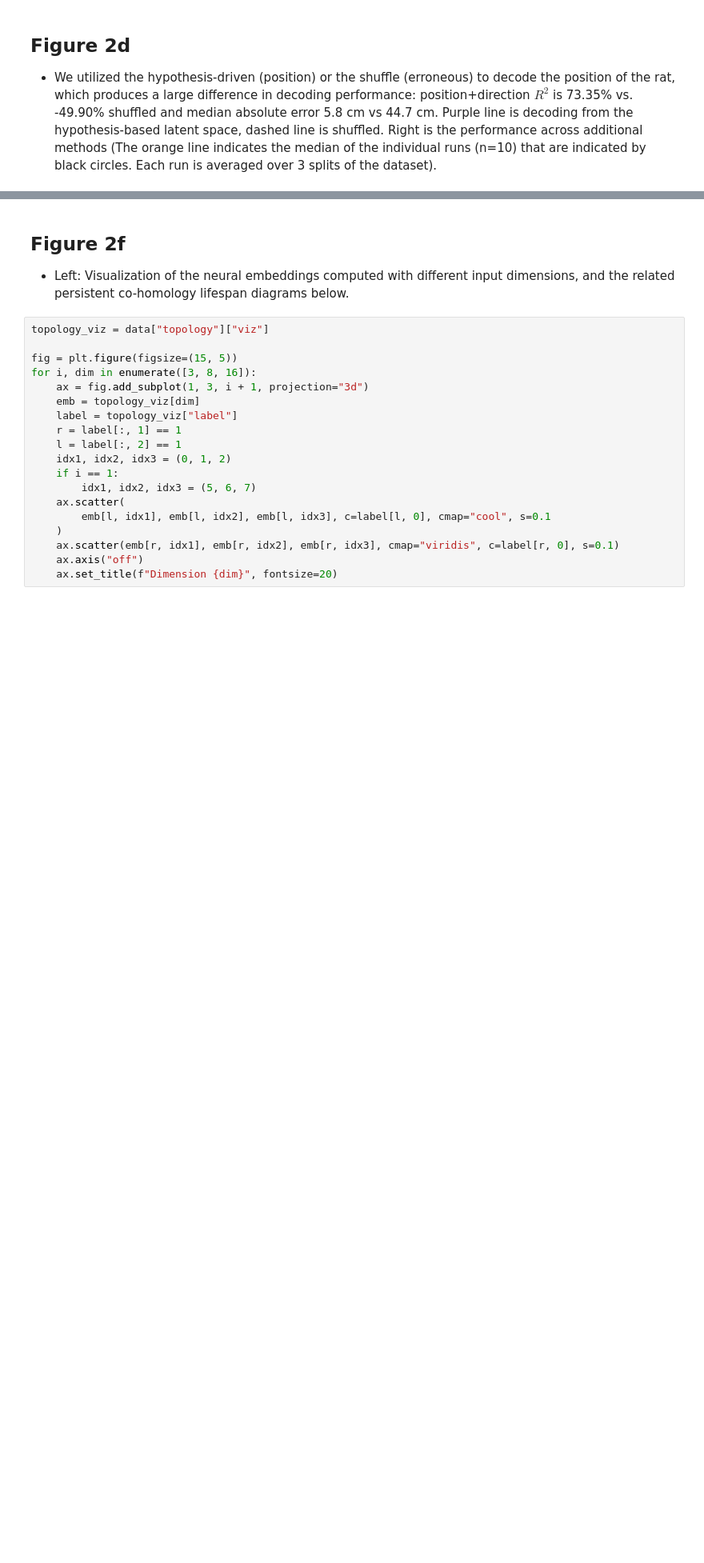
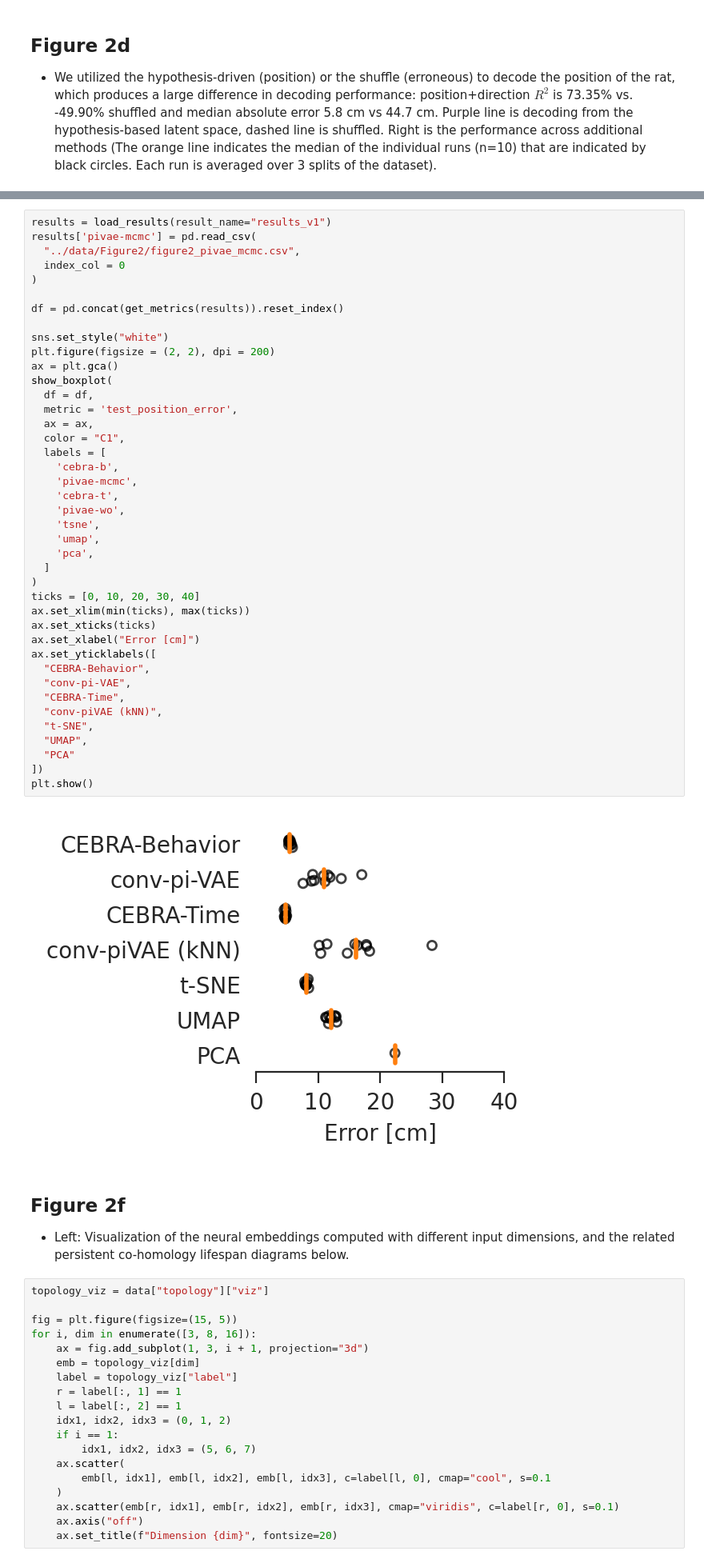
Before and after one commit to AdaptiveMotorControlLab/cebra-figures, a Jupyter notebook: figures/Figure2.ipynb, the cells around one changed output, grey strips where cells are left out. Shown at 80% size. Drawn from its saved outputs; the diff is of its cells as text; blank space fills up the shorter version.

Commit message:
Add scatterplot for Figure 2e

```diff
--- a/figures/Figure2.ipynb
+++ b/figures/Figure2.ipynb
@@ -280,3 +190,46 @@ plot_decoding_overview(results)
+# %%
+results = load_results(result_name="results_v1")
+results['pivae-mcmc'] = pd.read_csv(
+  "../data/Figure2/figure2_pivae_mcmc.csv",
+  index_col = 0
+)
+
+df = pd.concat(get_metrics(results)).reset_index()
+
+sns.set_style("white")
+plt.figure(figsize = (2, 2), dpi = 200)
+ax = plt.gca()
+show_boxplot(
+  df = df,
+  metric = 'test_position_error',
+  ax = ax,
+  color = "C1",
+  labels = [
+    'cebra-b',
+    'pivae-mcmc',
+    'cebra-t',
+    'pivae-wo',
+    'tsne',
+    'umap',
+    'pca',
+  ]
+)
+ticks = [0, 10, 20, 30, 40]
+ax.set_xlim(min(ticks), max(ticks))
+ax.set_xticks(ticks)
+ax.set_xlabel("Error [cm]")
+ax.set_yticklabels([
+  "CEBRA-Behavior",
+  "conv-pi-VAE",
+  "CEBRA-Time",
+  "conv-piVAE (kNN)",
+  "t-SNE",
+  "UMAP",
+  "PCA"
+])
+plt.show()
+# %% [output]
+[figure, added]
 # %% [markdown]
 ## Figure 2f
 
```
Also changed, not shown: parts of 1 cell of this notebook, 2 other files.
